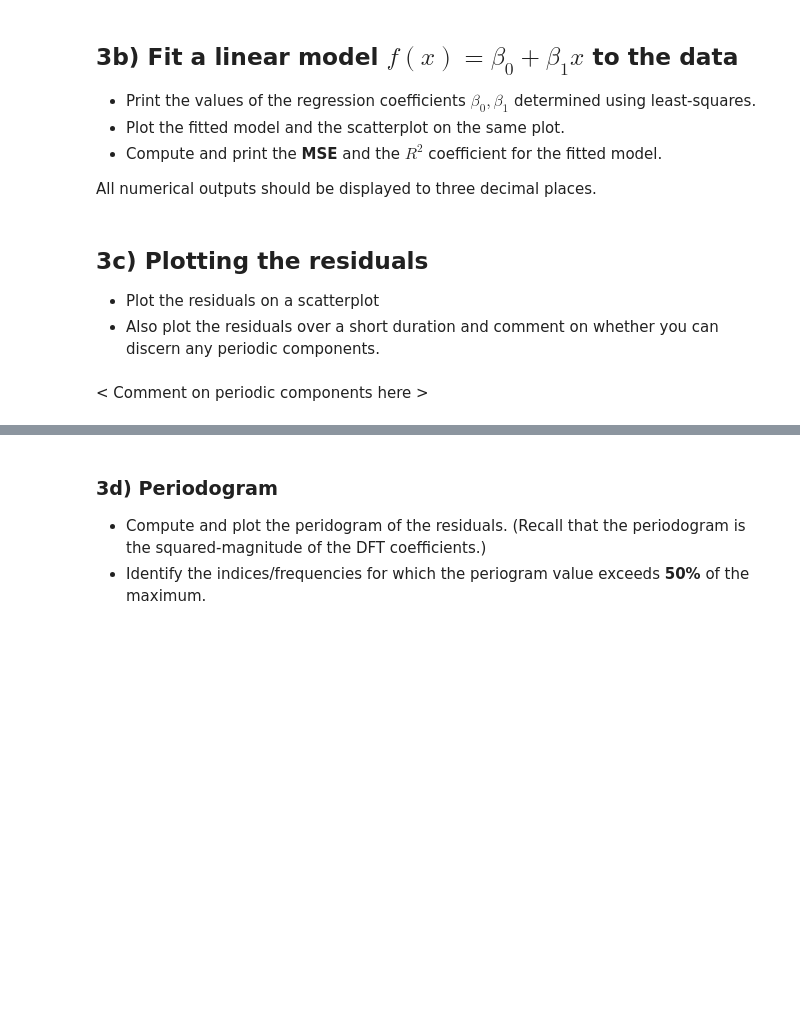
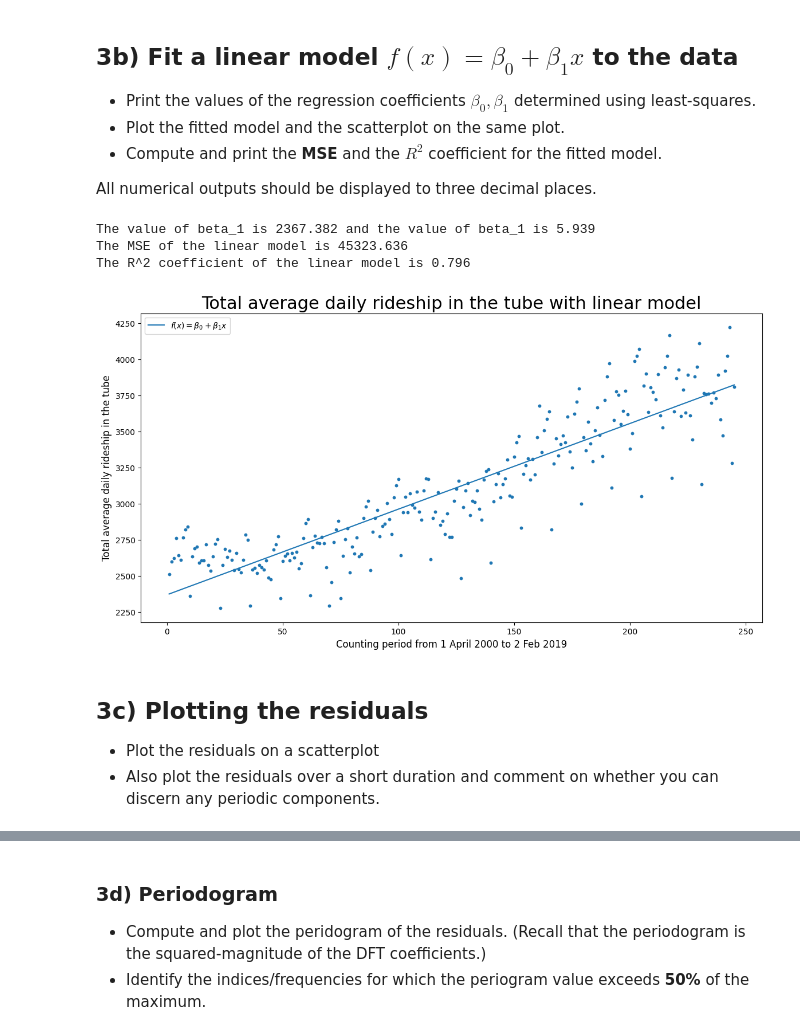
Before and after one commit to NoahFontaine/IB_Data_Science, a Jupyter notebook: Exercises/03 Exercise Notebook 3.ipynb, the cells around one changed output, grey strips where cells are left out. Drawn from its saved outputs; the diff is of its cells as text; code cells hidden in the pictures; blank space fills up the shorter version.

```diff
--- a/Exercises/03 Exercise Notebook 3.ipynb
+++ b/Exercises/03 Exercise Notebook 3.ipynb
@@ -84,3 +80,37 @@ All numerical outputs should be displayed to three decimal places.
+# %%
+# Form the X matrix with columns 1 and x for x in dates.
+all_ones = np.ones(np.shape(xvals))
+X = np.column_stack((all_ones, xvals))
+XT = np.transpose(X)
+
+# Calculate the beta vector, where beta_vec = [beta_0, beta_1] and print it
+beta_vec = np.linalg.inv(XT.dot(X)).dot(XT.dot(yvals))
+print("The value of beta_1 is", np.round(beta_vec[0],3), "and the value of beta_1 is", np.round(beta_vec[1], 3))
+
+# Compute and print the MSE, which is MSE = SSE/N:
+SSE = np.linalg.norm(yvals - X.dot(beta_vec))**2
+MSE = SSE/(np.size(yvals))
+print("The MSE of the linear model is", np.round(MSE,3))
+
+# Compute and print the R^2 coefficient
+fit_0 = np.mean(yvals)*all_ones
+SSE_0 = np.linalg.norm(yvals - fit_0)**2
+R2 = 1 - SSE/SSE_0
+print("The R^2 coefficient of the linear model is", np.round(R2,3))
+
+
+plt.scatter(xvals, yvals, s=10)
+plt.xlabel('Counting period from 1 April 2000 to 2 Feb 2019')
+plt.ylabel('Total average daily rideship in the tube')
+plt.plot(xvals, beta_vec[0] + beta_vec[1]*xvals, label="$f(x) = \\beta_0 + \\beta_1x$")
+plt.legend()
+plt.title('Total average daily rideship in the tube with linear model')
+plt.show()
+# %% [output]
+The value of beta_1 is 2367.382 and the value of beta_1 is 5.939
+The MSE of the linear model is 45323.636
+The R^2 coefficient of the linear model is 0.796
+[figure, added]
 # %% [markdown]
 ## 3c)  Plotting the residuals
 
@@ -91,2 +118,0 @@ All numerical outputs should be displayed to three decimal places.
-# %% [markdown]
-< Comment on periodic components here >
```
Also changed, not shown: parts of 6 cells of this notebook.
